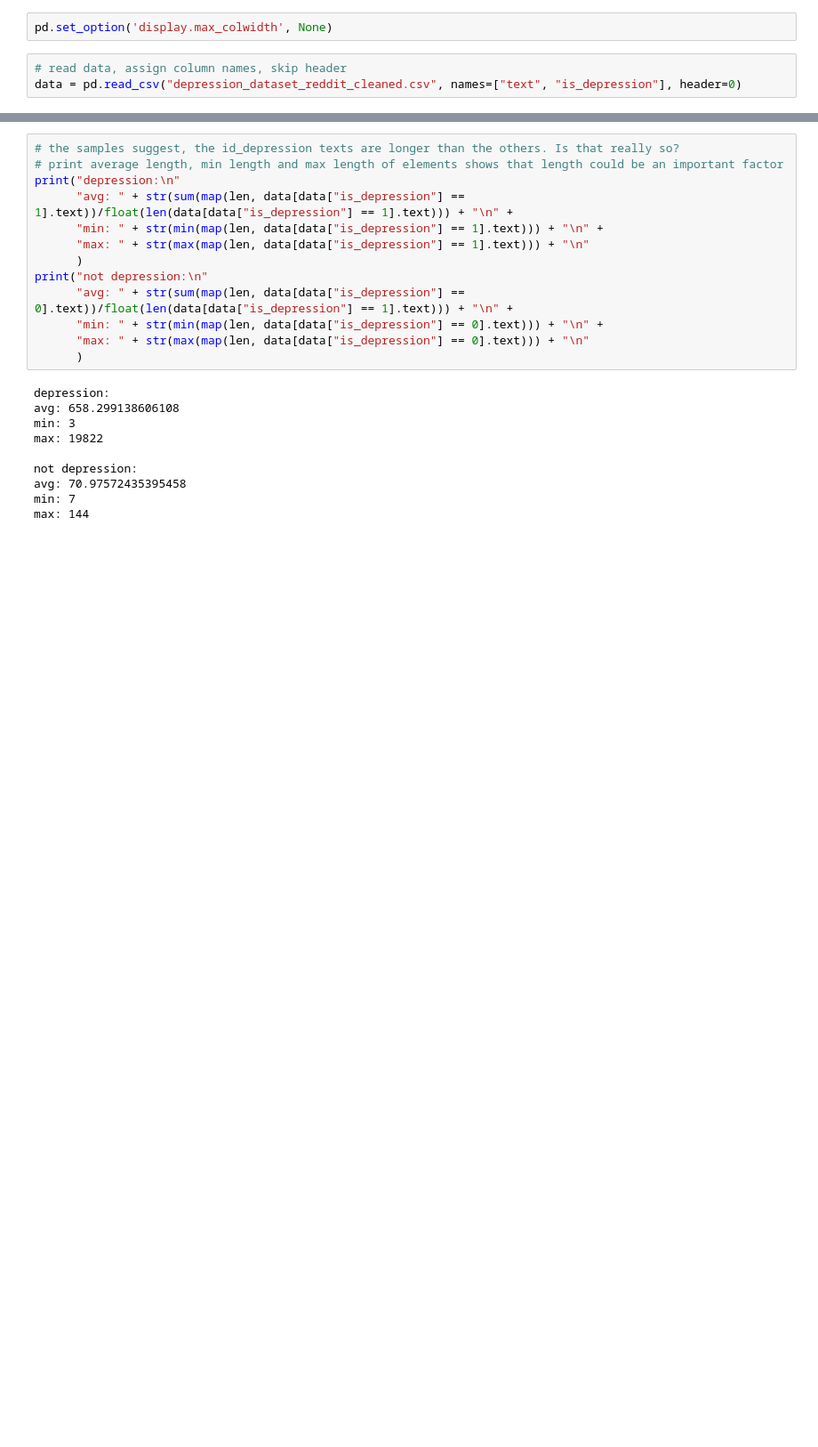
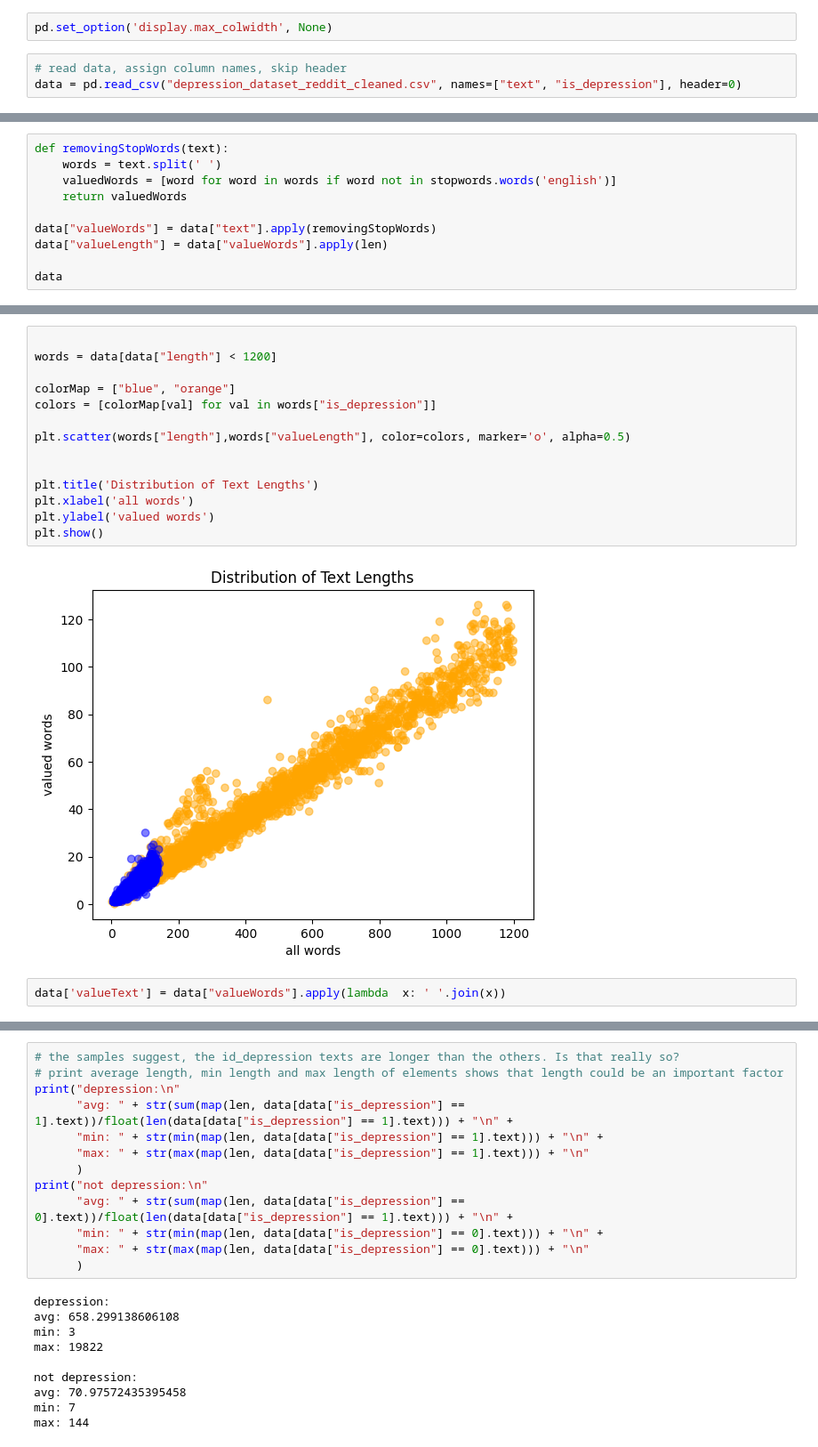
Before and after one commit to smoothjass/this-is-depression, a Jupyter notebook: this-is-depression.ipynb, the cells around one changed output, grey strips where cells are left out. Shown at 89% size. Cells and saved outputs as stored; diff of their text form; blank space fills up the shorter version.

```diff
--- a/this-is-depression.ipynb
+++ b/this-is-depression.ipynb
@@ -14,0 +70,10 @@ data = pd.read_csv("depression_dataset_reddit_cleaned.csv", names=["text", "is_d
+# %%
+def removingStopWords(text):
+    words = text.split(' ')
+    valuedWords = [word for word in words if word not in stopwords.words('english')]
+    return valuedWords
+
+data["valueWords"] = data["text"].apply(removingStopWords)
+data["valueLength"] = data["valueWords"].apply(len)
+
+data
@@ -14,0 +94,18 @@ data = pd.read_csv("depression_dataset_reddit_cleaned.csv", names=["text", "is_d
+# %%
+
+words = data[data["length"] < 1200]
+
+colorMap = ["blue", "orange"]
+colors = [colorMap[val] for val in words["is_depression"]]
+
+plt.scatter(words["length"],words["valueLength"], color=colors, marker='o', alpha=0.5)
+
+
+plt.title('Distribution of Text Lengths')
+plt.xlabel('all words')
+plt.ylabel('valued words')
+plt.show()
+# %% [output]
+[figure, added]
+# %%
+data['valueText'] = data["valueWords"].apply(lambda  x: ' '.join(x))
```
Also changed, not shown: parts of 12 cells of this notebook.
